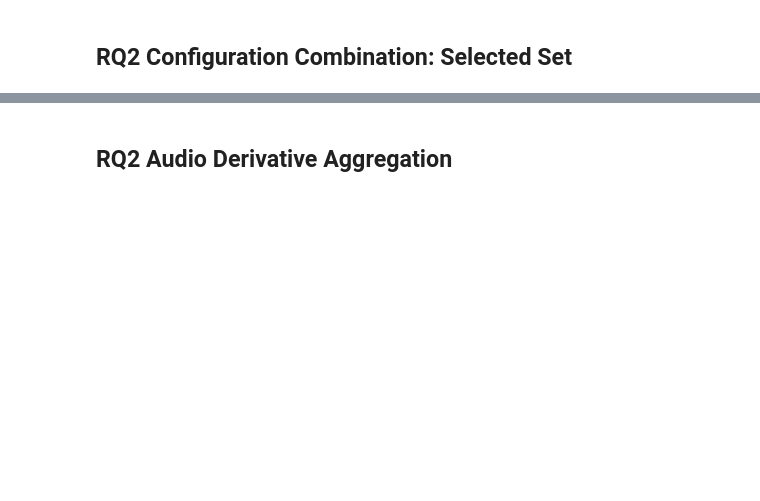
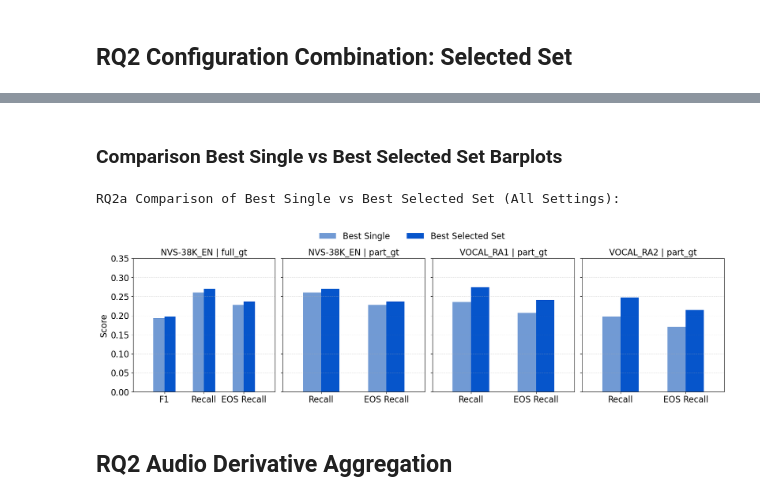
Before and after one commit to mafo3186/nvv-isolation-pipeline, a Jupyter notebook: notebooks/results_pipeline_evaluation.ipynb, the cells around one changed output, grey strips where cells are left out. Cells and saved outputs as stored; diff of their text form; code cells hidden in the pictures; blank space fills up the shorter version.

```diff
--- a/notebooks/results_pipeline_evaluation.ipynb
+++ b/notebooks/results_pipeline_evaluation.ipynb
@@ -199,3 +543,65 @@ for setting_name, df_table in rq2a_selected_tables.items():
+# %% [markdown]
+### Comparison Best Single vs Best Selected Set Barplots
+# %%
+### Comparison Best Single vs Best Selected Set Barplots
+from evaluation.rq_plots import plot_rq2a_selected_set_all_settings_grouped_bars
+
+# combine formatted RQ2a selected-set tables into one DataFrame
+rq2_selected_plot_df = pd.concat(
+    rq2a_selected_tables.values(),
+    ignore_index=True,
+)
+
+# split into full_gt and part_gt and keep only plotted systems
+rq2_full = rq2_selected_plot_df[
+    (rq2_selected_plot_df["Setting"].str.endswith("full_gt")) &
+    (rq2_selected_plot_df["System"].isin(["Best Single", "Best Selected Set"]))
+].copy()
+
+rq2_part = rq2_selected_plot_df[
+    (rq2_selected_plot_df["Setting"].str.endswith("part_gt")) &
+    (rq2_selected_plot_df["System"].isin(["Best Single", "Best Selected Set"]))
+].copy()
+
+# optional: enforce plot order
+systems_order = ["Best Single", "Best Selected Set"]
+
+rq2_full["System"] = pd.Categorical(
+    rq2_full["System"],
+    categories=systems_order,
+    ordered=True,
+)
+rq2_part["System"] = pd.Categorical(
+    rq2_part["System"],
+    categories=systems_order,
+    ordered=True,
+)
+
+rq2_full = rq2_full.sort_values(["Setting", "System"])
+rq2_part = rq2_part.sort_values(["Setting", "System"])
+
+# plot
+rq2_fig_all_settings = plot_rq2a_selected_set_all_settings_grouped_bars(
+    rq2_full,
+    rq2_part,
+    setting_order=setting_order,
+)
+print("RQ2a Comparison of Best Single vs Best Selected Set (All Settings):")
+plt.show()
+
+# save figure
+rq2_fig_all_settings_path = rq_results_dir / "rq2_sensitivity_configuration_combination_all_settings.png"
+
+rq2_fig_all_settings.savefig(
+    rq2_fig_all_settings_path,
+    dpi=300,
+    bbox_inches="tight"
+)
+
+#print(rq2_fig_all_settings_path)
+# %% [output]
+RQ2a Comparison of Best Single vs Best Selected Set (All Settings):
+[figure, added]
 # %% [markdown]
 ## RQ2 Audio Derivative Aggregation
 # %%
```
Also changed, not shown: parts of 65 cells of this notebook, 7 other files.
